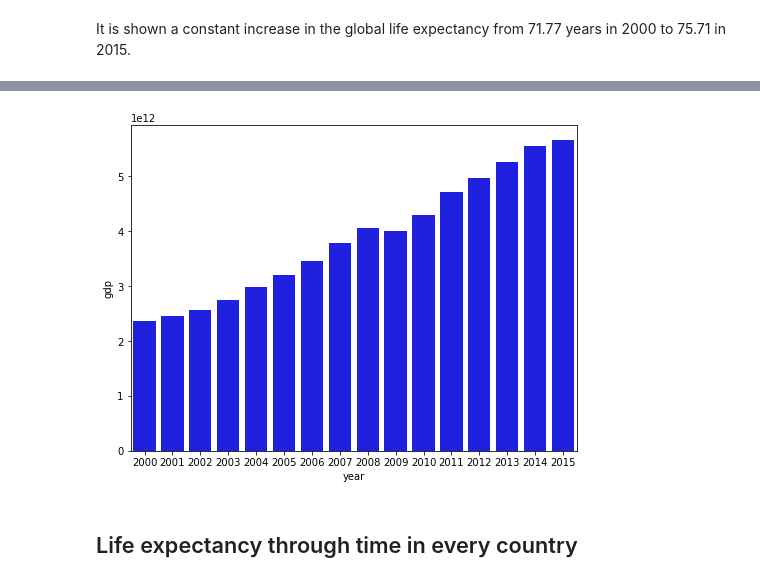
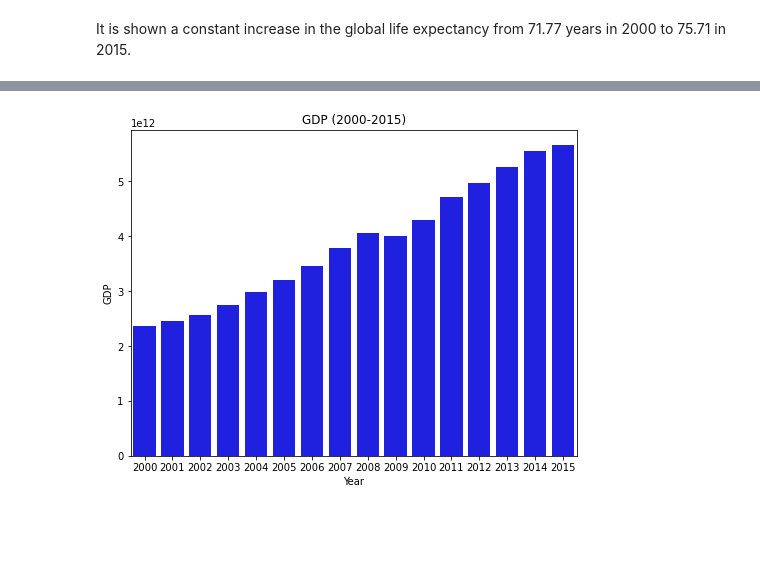
Before and after one commit to javierunix/codeacademy_datascience_path, a Jupyter notebook: Life-Expectancy-and-GDP-Starter/life_expectancy_gdp.ipynb, the cells around one changed output, grey strips where cells are left out. Drawn from its saved outputs; the diff is of its cells as text; code cells hidden in the pictures; blank space fills up the shorter version.

```diff
--- a/Life-Expectancy-and-GDP-Starter/life_expectancy_gdp.ipynb
+++ b/Life-Expectancy-and-GDP-Starter/life_expectancy_gdp.ipynb
@@ -201,8 +206,11 @@ On the other hand we can obseve and increase on the GDP in this time series, wit
 # %%
 plt.figure(figsize=(8, 6))
 sns.barplot(data=mean_year_df, x='year', y='gdp', color='blue')
+plt.title('GDP (2000-2015)')
+plt.ylabel('GDP')
+plt.xlabel('Year')
+
+
 plt.show()
 # %% [output]
-[figure, old version]
+[figure, new version]
-# %% [markdown]
-## Life expectancy through time in every country
```
Also changed, not shown: parts of 7 cells of this notebook.
